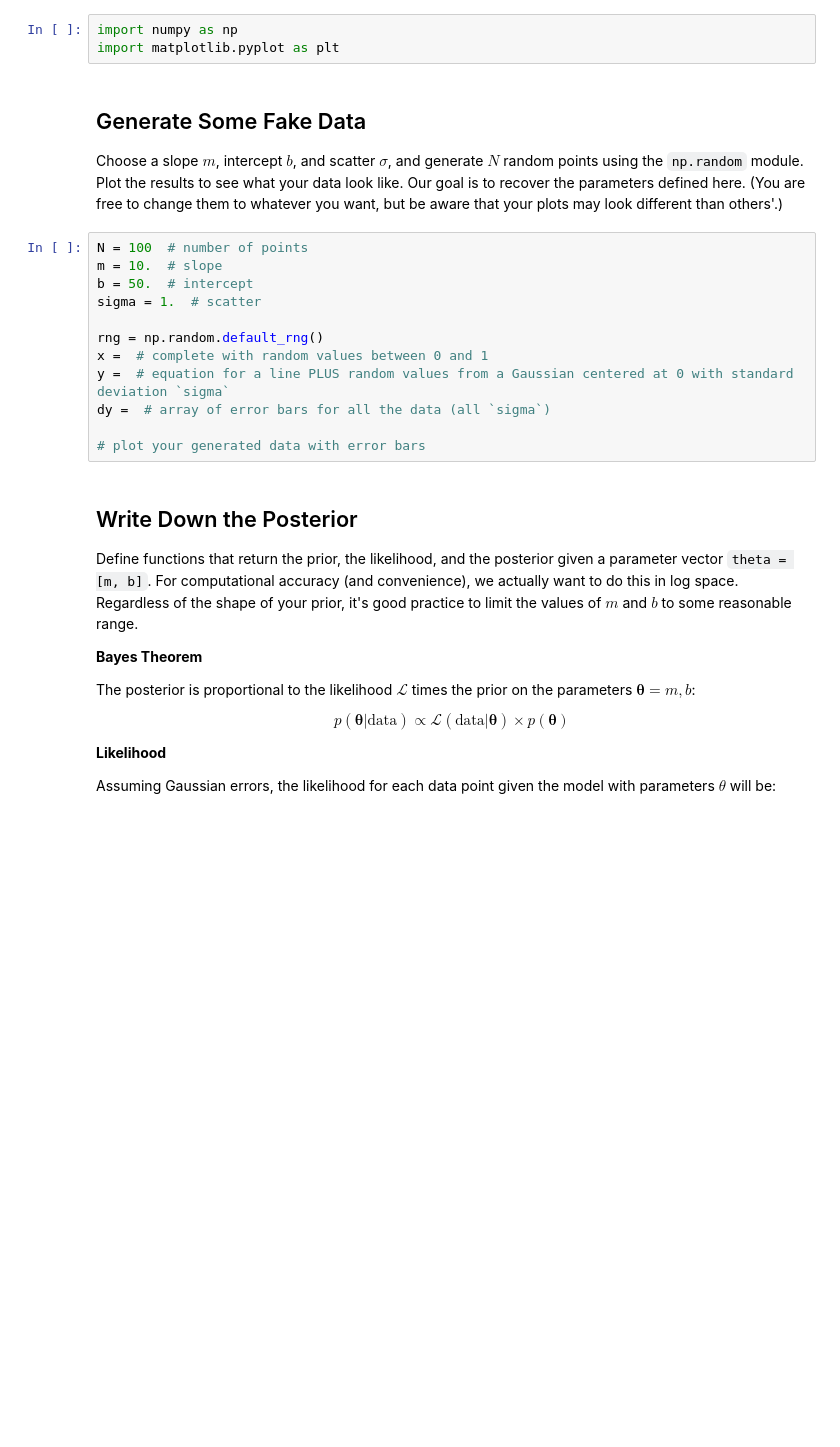
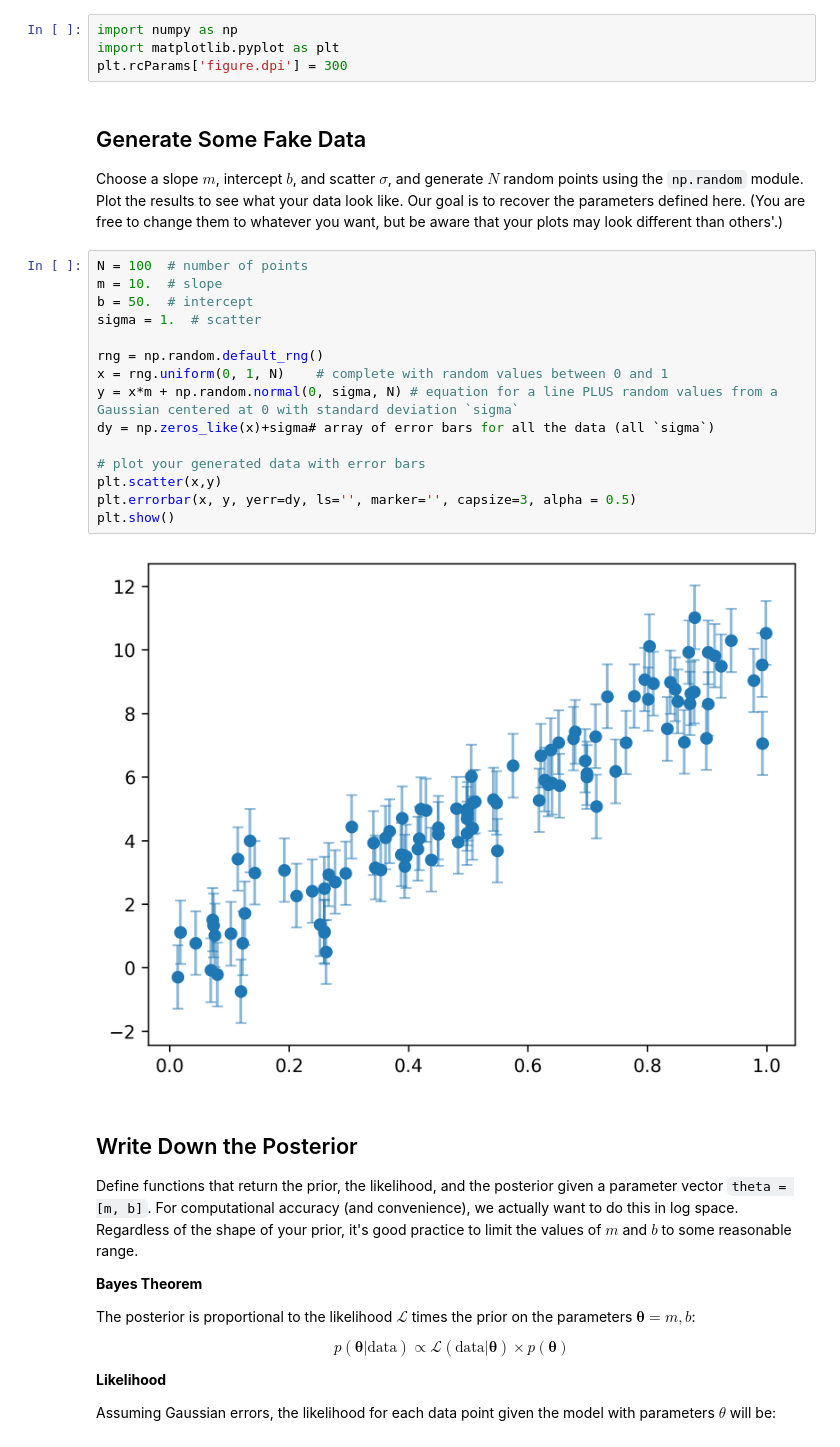
Before and after one commit to ASTR154/bayesian-statistics, a Jupyter notebook: monte_carlo_line_fitting.ipynb, the cells around one changed output. Cells and saved outputs as stored; diff of their text form; blank space fills up the shorter version.

```diff
--- a/monte_carlo_line_fitting.ipynb
+++ b/monte_carlo_line_fitting.ipynb
@@ -6,21 +6,27 @@ Updated by Griffin Hosseinzadeh (2025 April 28)
 # %%
 import numpy as np
 import matplotlib.pyplot as plt
+plt.rcParams['figure.dpi'] = 300
 # %% [markdown]
 ## Generate Some Fake Data
 Choose a slope $m$, intercept $b$, and scatter $\sigma$, and generate $N$ random points using the `np.random` module. Plot the results to see what your data look like. Our goal is to recover the parameters defined here. (You are free to change them to whatever you want, but be aware that your plots may look different than others'.)
 # %%
 N = 100  # number of points
 m = 10.  # slope
 b = 50.  # intercept
 sigma = 1.  # scatter
 
 rng = np.random.default_rng()
-x =  # complete with random values between 0 and 1
-y =  # equation for a line PLUS random values from a Gaussian centered at 0 with standard deviation `sigma`
-dy =  # array of error bars for all the data (all `sigma`)
+x = rng.uniform(0, 1, N)    # complete with random values between 0 and 1
+y = x*m + np.random.normal(0, sigma, N) # equation for a line PLUS random values from a Gaussian centered at 0 with standard deviation `sigma`
+dy = np.zeros_like(x)+sigma# array of error bars for all the data (all `sigma`)
 
 # plot your generated data with error bars
+plt.scatter(x,y)
+plt.errorbar(x, y, yerr=dy, ls='', marker='', capsize=3, alpha = 0.5)
+plt.show()
+# %% [output]
+[figure, added]
 # %% [markdown]
 ## Write Down the Posterior
 Define functions that return the prior, the likelihood, and the posterior given a parameter vector `theta = [m, b]`. For computational accuracy (and convenience), we actually want to do this in log space. Regardless of the shape of your prior, it's good practice to limit the values of $m$ and $b$ to some reasonable range.
```
Also changed, not shown: parts of 4 cells of this notebook.
